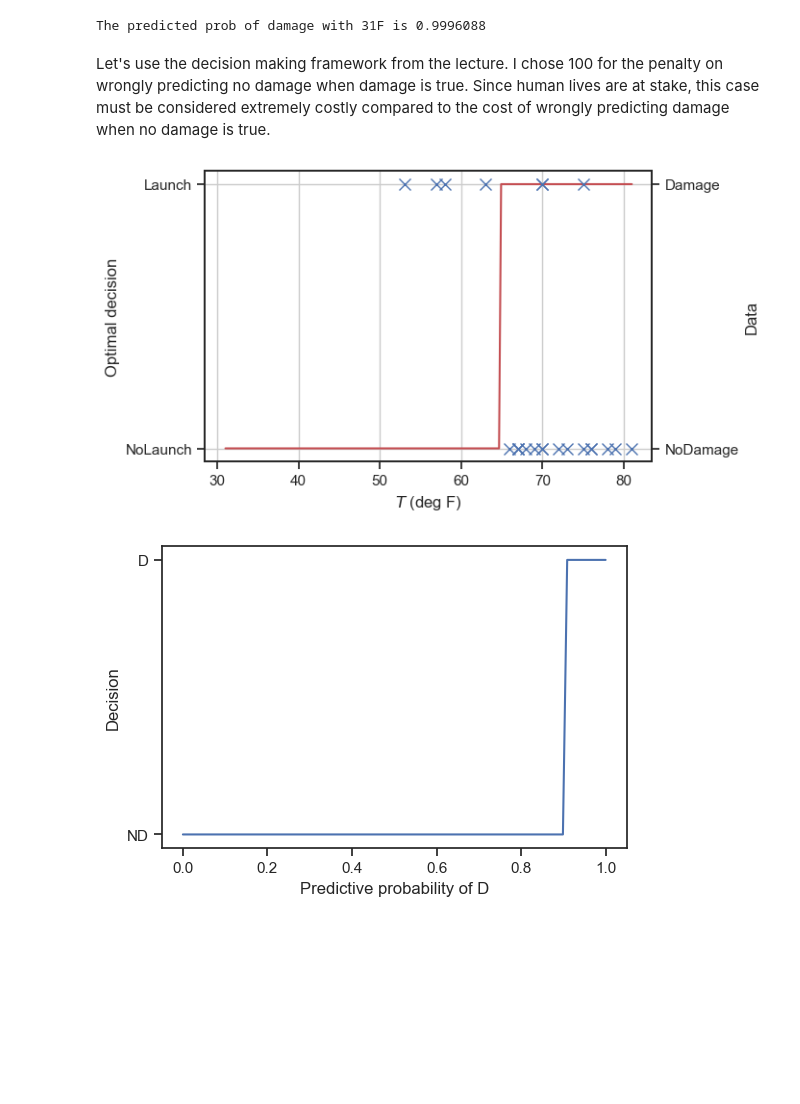
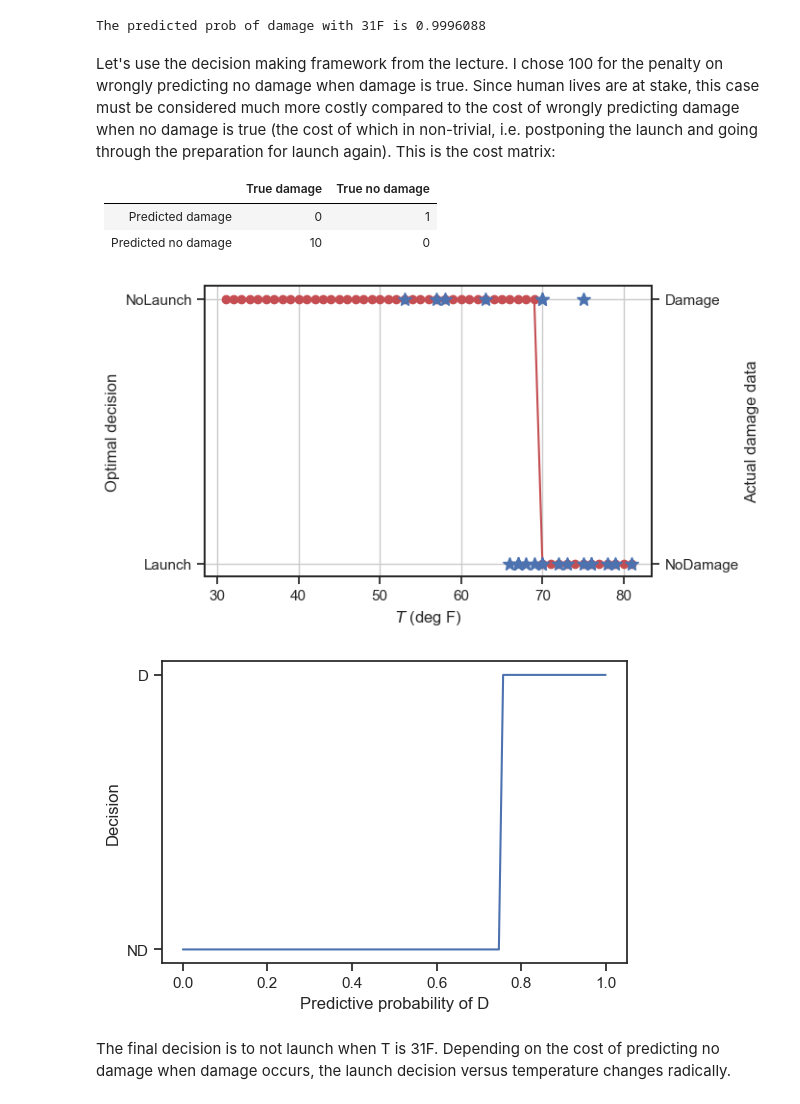
Before and after one commit to flavio-nardi/data-analytics-se, a Jupyter notebook: lecturebook/homework/homework-04.ipynb, the cells around one changed output. Drawn from its saved outputs; the diff is of its cells as text; code cells hidden in the pictures; blank space fills up the shorter version.

```diff
--- a/lecturebook/homework/homework-04.ipynb
+++ b/lecturebook/homework/homework-04.ipynb
@@ -1120,20 +1121,17 @@ print('The predicted prob of damage with 31F is {0:1.7f}'.format(prediction[0][1
 # %% [output]
 The predicted prob of damage with 31F is 0.9996088
 # %% [markdown]
-Let's use the decision making framework from the lecture. I chose 100 for the penalty on wrongly predicting no damage when damage is true. Since human lives are at stake, this case must be considered extremely costly compared to the cost of wrongly predicting damage when no damage is true.
+Let's use the decision making framework from the lecture. I chose 100 for the penalty on wrongly predicting no damage when damage is true. Since human lives are at stake, this case must be considered much more costly compared to the cost of wrongly predicting damage when no damage is true (the cost of which in non-trivial, i.e. postponing the launch and going through the preparation for launch again). This is the cost matrix:
+
+|       | True damage | True no damage     |
+| :---        |    :----:   |          ---: |
+| Predicted damage      | 0       | 1   |
+| Predicted no damage   | 10        | 0      |
 # %%
-# Prediction \ outcome
-#  D           ND      D
-#  ND          ND      D
-
-# c_00 = cost of correctly predicting no damage when no damage is true
-# c_01 = cost of wrongly predicting damage when no damage is true
-# c_11 = cost of correctly predicting damage when damage is true
-# c_10 = cost of wrongly predicting no damage when damage is true
 cost_matrix = np.array(
     [
-        [1.0, 0.0],
-        [0.0, 1.0]
+        [0.0, 1.0],
+        [3.0, 0.0]
     ]
 )
 
@@ -1158,57 +1156,51 @@ def expected_cost(cost_matrix, prediction_prob):
         res[i] = (
             cost_matrix[i, 0] * prediction_prob[0]
             + cost_matrix[i, 1] * prediction_prob[1]
         )
     return res
 
-xx = np.array(np.linspace(31, temperature.max(), 200))
+xx = np.array(np.linspace(31, temperature.max(), temperature.max() - 31 + 1))
 XX = np.hstack(
     [
         np.ones((xx.shape[0], 1)),
         xx[:, None]
     ]
 )
 predictions = launch_model.predict_proba(XX)
 
 exp_cost = np.einsum('ij,ki->kj', cost_matrix, predictions)
 y_pred = np.argmin(exp_cost, axis=1)
 
 fig, ax1 = plt.subplots()
 ax2 = ax1.twinx()
-ax1.plot(xx, y_pred, 'r')
+ax1.plot(xx, y_pred, 'r-o')
 ax2.plot(
     temperature,
-    damage_incident, 'x', markersize=8,
+    damage_incident, '*', markersize=10,
     label='Damage label',
 )
 ax1.set_xlabel('$T$ (deg F)')
 ax1.set_yticks([0, 1])
-ax1.set_yticklabels(['NoLaunch', 'Launch'])
+ax1.set_yticklabels(['Launch', 'NoLaunch'])
 ax1.set_ylabel('Optimal decision')
 ax2.set_yticks([0, 1])
 ax2.set_yticklabels(['NoDamage', 'Damage'])
-ax2.set_ylabel('Data')
+ax2.set_ylabel('Actual damage data')
 ax1.grid(True);
+
+fig, ax3 = plt.subplots()
+pD = np.linspace(0, 1, 100)
+pND = 1.0 - pD
+probs = np.hstack([pND[:, None], pD[:, None]])
+exp_cost = np.einsum('ij,kj->ki', cost_matrix, probs)
+decision_idx = np.argmin(exp_cost, axis=1)
+ax3.plot(pD, decision_idx)
+ax3.set_yticks([0, 1])
+ax3.set_yticklabels(['ND', 'D'])
+ax3.set_ylabel('Decision')
+ax3.set_xlabel('Predictive probability of D');
 # %% [output]
-[figure, old version]
+[figure, new version]
+[figure, added]
-# %%
-cost_matrix = np.array(
-    [
-        [0.0, 1.0],
-        [10.0, 0.0]
-    ]
-)
-
-fig, ax = plt.subplots()
-pD = np.linspace(0, 1, 100)
-pND = 1.0 - pD
-probs = np.hstack([pND[:, None], pD[:, None]])
-exp_cost = np.einsum('ij,kj->ki', cost_matrix, probs)
-decision_idx = np.argmin(exp_cost, axis=1)
-ax.plot(pD, decision_idx)
-ax.set_yticks([0, 1])
-ax.set_yticklabels(['ND', 'D'])
-ax.set_ylabel('Decision')
-ax.set_xlabel('Predictive probability of D');
-# %% [output]
-[figure, removed]
+# %% [markdown]
+The final decision is to not launch when T is 31F. Depending on the cost of predicting no damage when damage occurs, the launch decision versus temperature changes radically.
```
Also changed, not shown: parts of 38 cells of this notebook.
